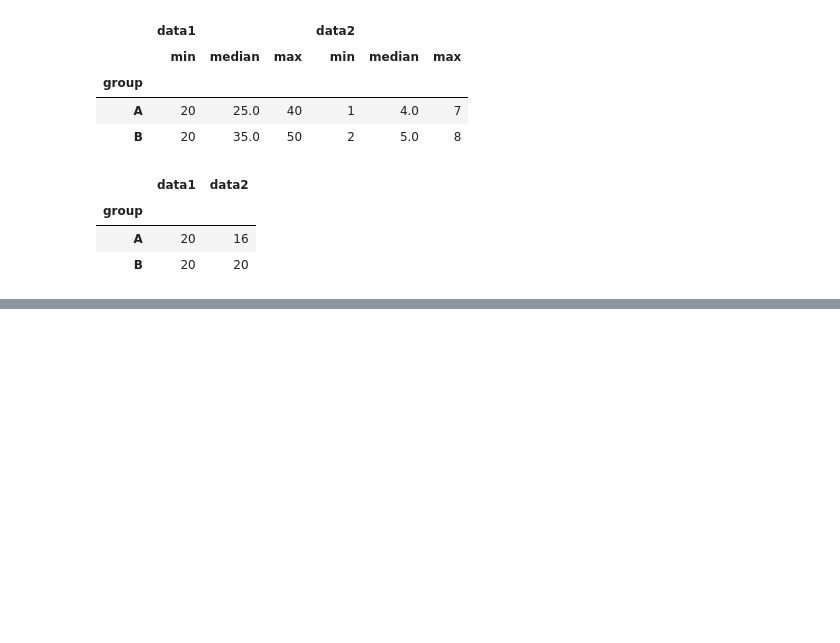
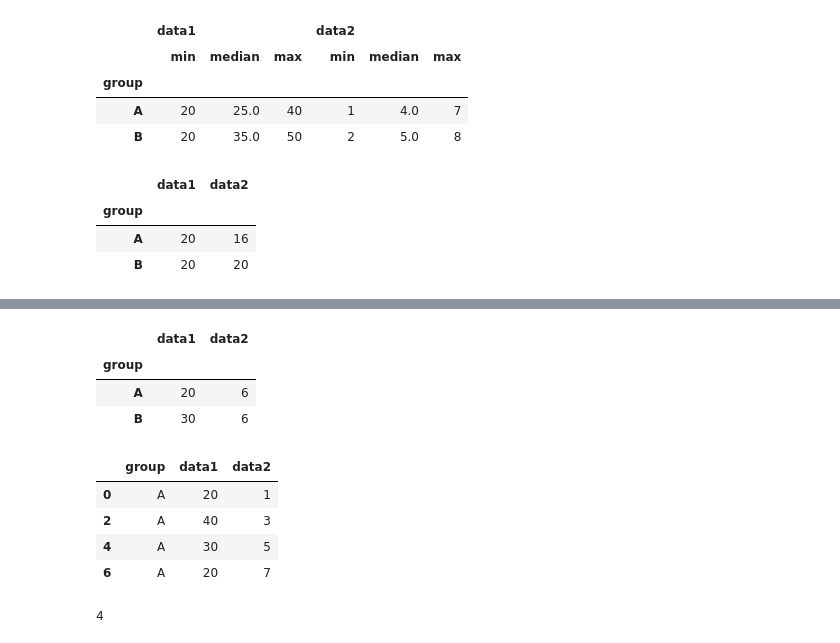
Before and after one commit to namsuhyeong/pandas, a Jupyter notebook: pandas_판다스심화_03.ipynb, the cells around one changed output, grey strips where cells are left out. Cells and saved outputs as stored; diff of their text form; code cells hidden in the pictures; blank space fills up the shorter version.

```diff
--- a/pandas_판다스심화_03.ipynb
+++ b/pandas_판다스심화_03.ipynb
@@ -287,0 +322,22 @@ df.groupby('group').aggregate({'data1': 'min', 'data2': 'sum'})
+# %%
+df.groupby('group').apply(lambda x: x.max() - x.min())
+# %% [output]
+|  | data1 | data2 |
+| group |  |  |
+| A | 20 | 6 |
+| B | 30 | 6 |
+# %%
+# get_group
+# groupby 로 묶인 데이터에서 key 값으로 데이터 가져오기
+
+df.groupby('group').get_group('A')
+# %% [output]
+|  | group | data1 | data2 |
+| 0 | A | 20 | 1 |
+| 2 | A | 40 | 3 |
+| 4 | A | 30 | 5 |
+| 6 | A | 20 | 7 |
+# %%
+len(df.groupby('group').get_group('A'))
+# %% [output]
+4
```
Also changed, not shown: parts of 19 cells of this notebook.
